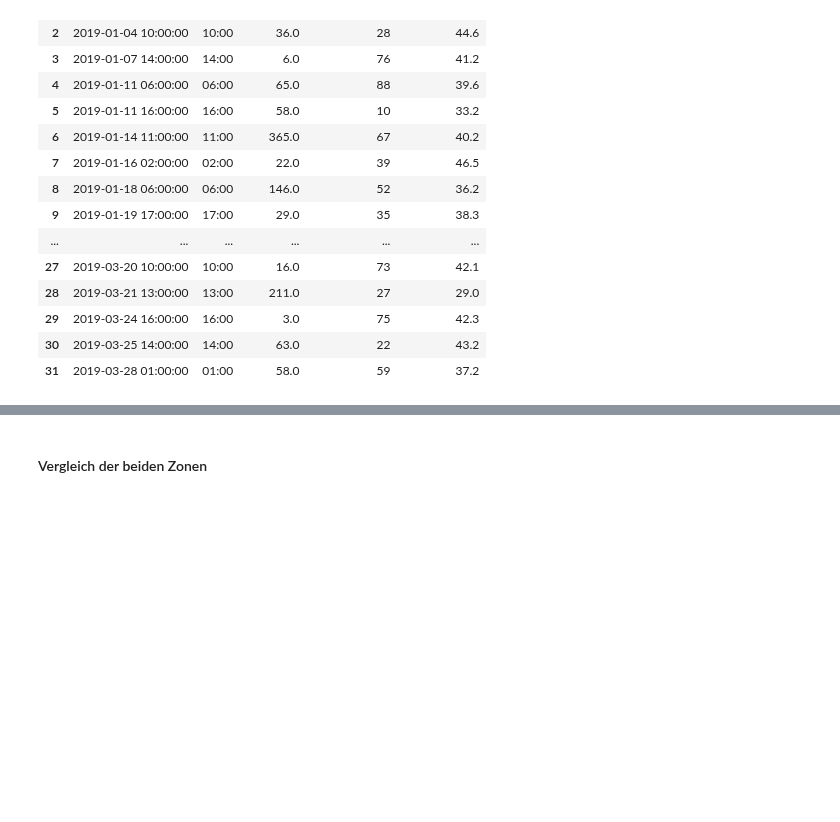
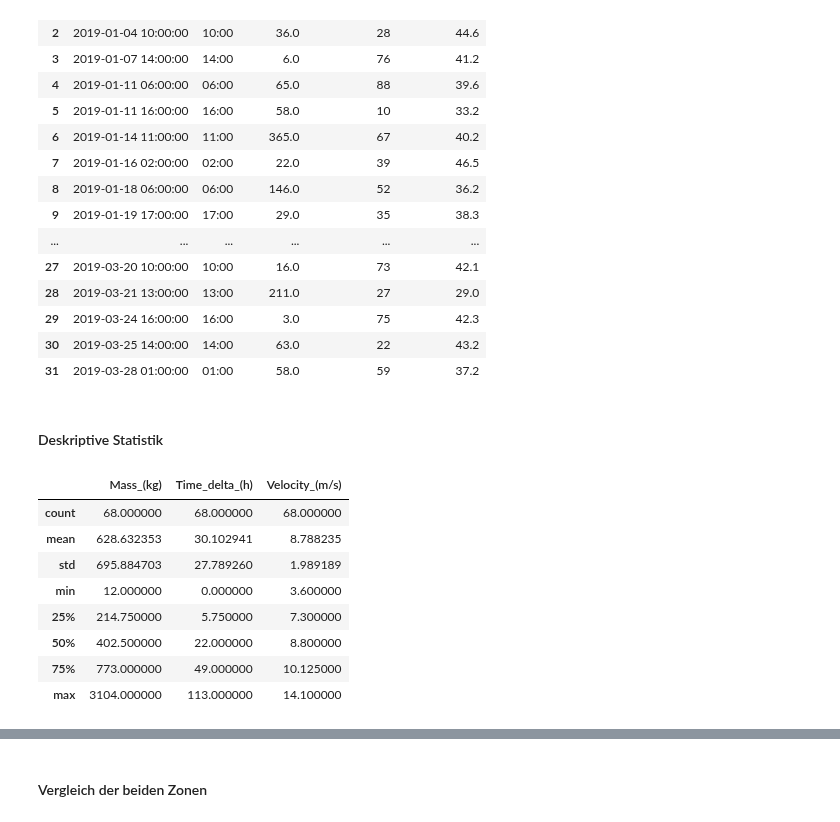
Before and after one commit to lhenchoz/cwm1, a Jupyter notebook: CWM1-Steinschlagrisiko.ipynb, the cells around one changed output, grey strips where cells are left out. Saved outputs shown, nothing was run; the diff lists cells and outputs as text; code cells hidden in the pictures; blank space fills up the shorter version.

Commit message:
Deskriptive Statistik

```diff
--- a/CWM1-Steinschlagrisiko.ipynb
+++ b/CWM1-Steinschlagrisiko.ipynb
@@ -142,3 +142,17 @@ df_area2
 | 29 | 2019-03-24 16:00:00 | 16:00 | 3.0 | 75 | 42.3 |
 | 30 | 2019-03-25 14:00:00 | 14:00 | 63.0 | 22 | 43.2 |
 | 31 | 2019-03-28 01:00:00 | 01:00 | 58.0 | 59 | 37.2 |
+# %% [markdown]
+#### Deskriptive Statistik
+# %%
+df_area1.describe()
+# %% [output]
+|  | Mass_(kg) | Time_delta_(h) | Velocity_(m/s) |
+| count | 68.000000 | 68.000000 | 68.000000 |
+| mean | 628.632353 | 30.102941 | 8.788235 |
+| std | 695.884703 | 27.789260 | 1.989189 |
+| min | 12.000000 | 0.000000 | 3.600000 |
+| 25% | 214.750000 | 5.750000 | 7.300000 |
+| 50% | 402.500000 | 22.000000 | 8.800000 |
+| 75% | 773.000000 | 49.000000 | 10.125000 |
+| max | 3104.000000 | 113.000000 | 14.100000 |
```
Also changed, not shown: parts of 2 cells of this notebook.
